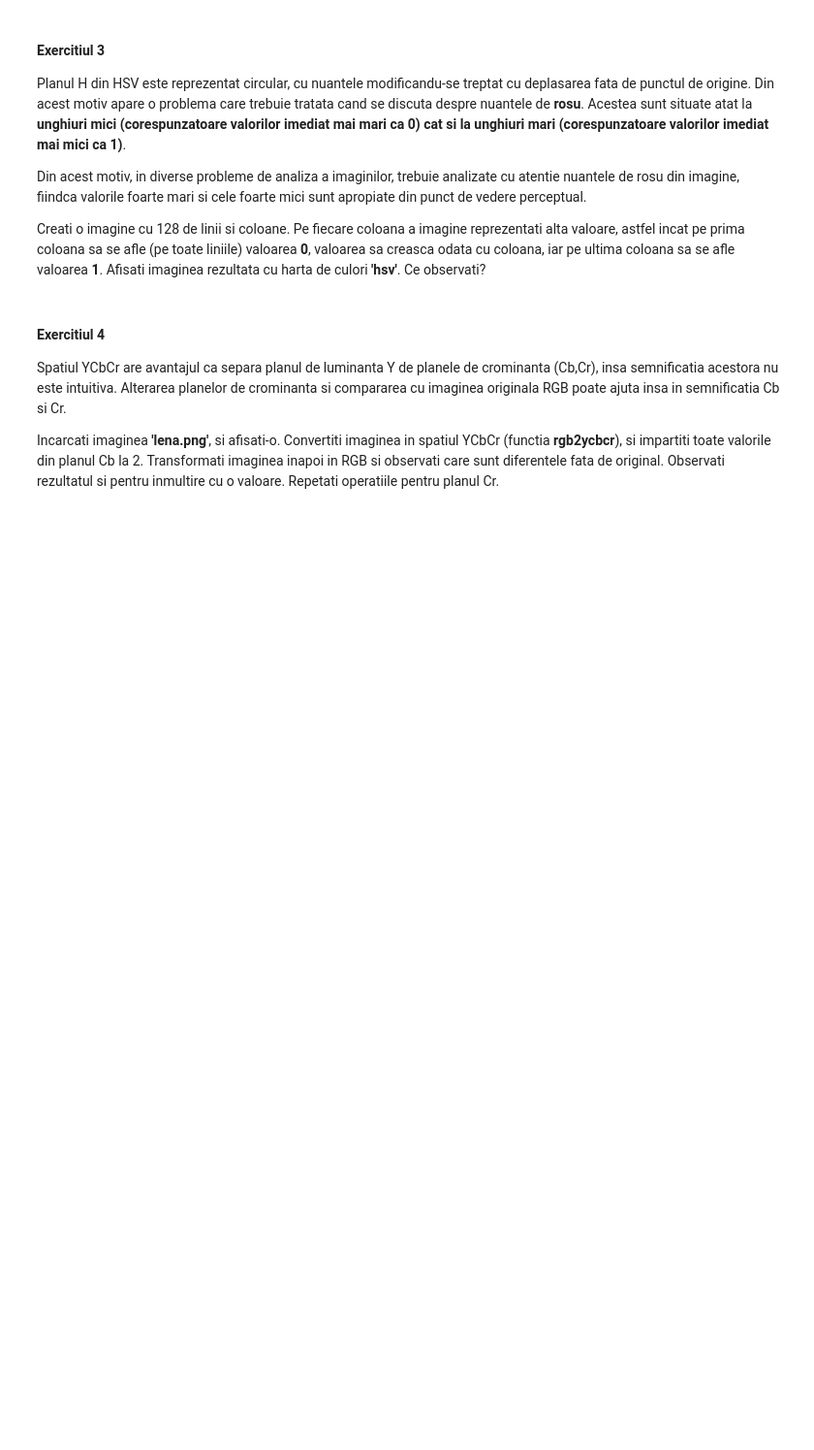
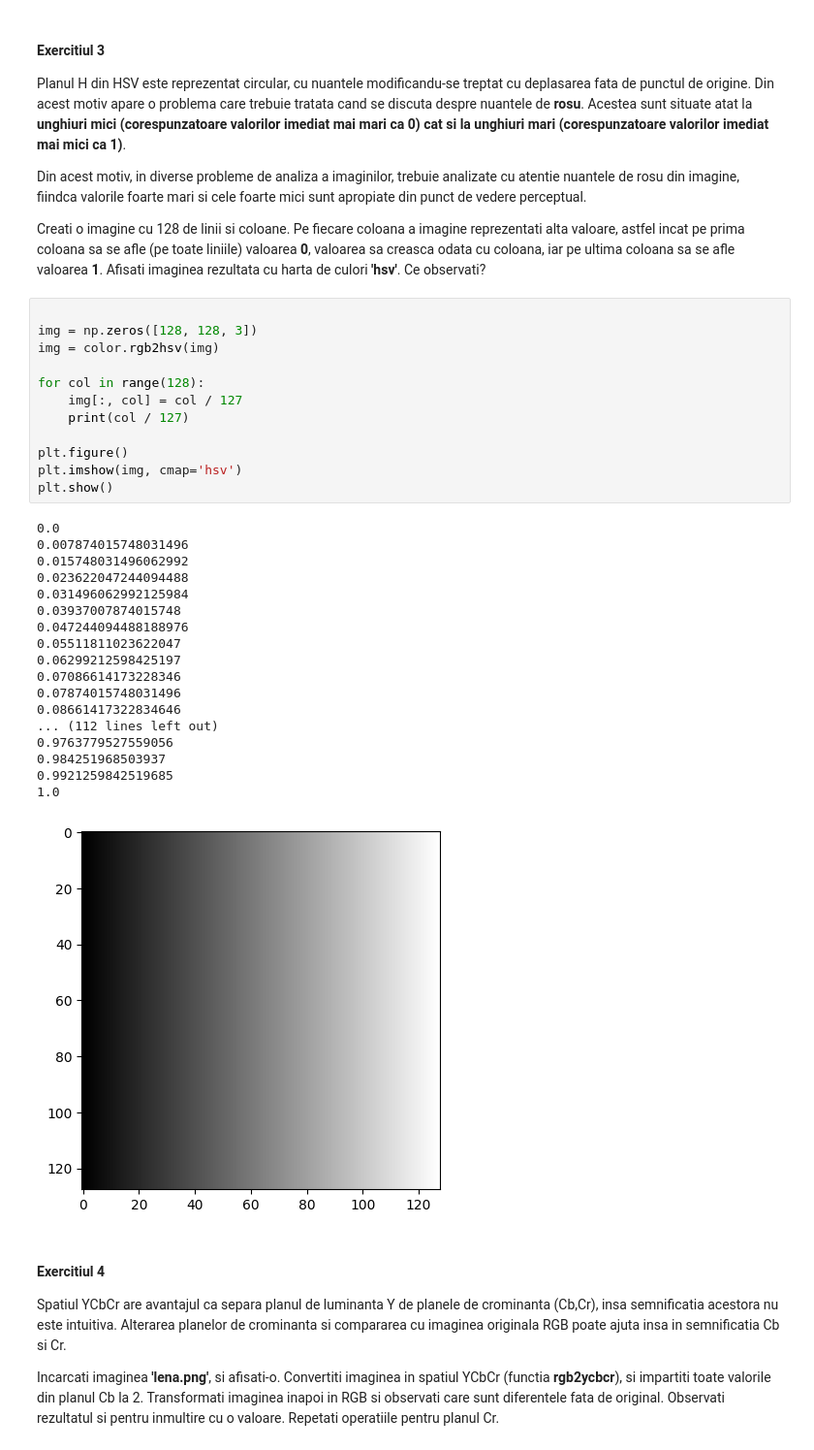
Before and after one commit to simchii/PAIC, a Jupyter notebook: lab2/Lab II - Spatii de culoare - part 2.ipynb, the cells around one changed output. Shown at 97% size. Drawn from its saved outputs; the diff is of its cells as text; blank space fills up the shorter version.

```diff
--- a/lab2/Lab II - Spatii de culoare - part 2.ipynb
+++ b/lab2/Lab II - Spatii de culoare - part 2.ipynb
@@ -18,6 +32,37 @@ Planul H din HSV este reprezentat circular, cu nuantele modificandu-se treptat c
 Din acest motiv, in diverse probleme de analiza a imaginilor, trebuie analizate cu atentie nuantele de rosu din imagine, fiindca valorile foarte mari si cele foarte mici sunt apropiate din punct de vedere perceptual.
 
 Creati o imagine cu 128 de linii si coloane. Pe fiecare coloana a imagine reprezentati alta valoare, astfel incat pe prima coloana sa se afle (pe toate liniile) valoarea **0**, valoarea sa creasca odata cu coloana, iar pe ultima coloana sa se afle valoarea __1__. Afisati imaginea rezultata cu harta de culori <b>'hsv'</b>. Ce observati?
+# %%
+
+img = np.zeros([128, 128, 3])
+img = color.rgb2hsv(img)
+
+for col in range(128):
+    img[:, col] = col / 127
+    print(col / 127)
+
+plt.figure()
+plt.imshow(img, cmap='hsv')
+plt.show()
+# %% [output]
+0.0
+0.007874015748031496
+0.015748031496062992
+0.023622047244094488
+0.031496062992125984
+0.03937007874015748
+0.047244094488188976
+0.05511811023622047
+0.06299212598425197
+0.07086614173228346
+0.07874015748031496
+0.08661417322834646
+... (112 lines left out)
+0.9763779527559056
+0.984251968503937
+0.9921259842519685
+1.0
+[figure, added]
 # %% [markdown]
 #### Exercitiul 4
 Spatiul YCbCr are avantajul ca separa planul de luminanta Y de planele de crominanta (Cb,Cr), insa semnificatia acestora nu este intuitiva. Alterarea planelor de crominanta si compararea cu imaginea originala RGB poate ajuta insa in semnificatia Cb si Cr.
```
Also changed, not shown: parts of 2 cells of this notebook, 17 other files.
